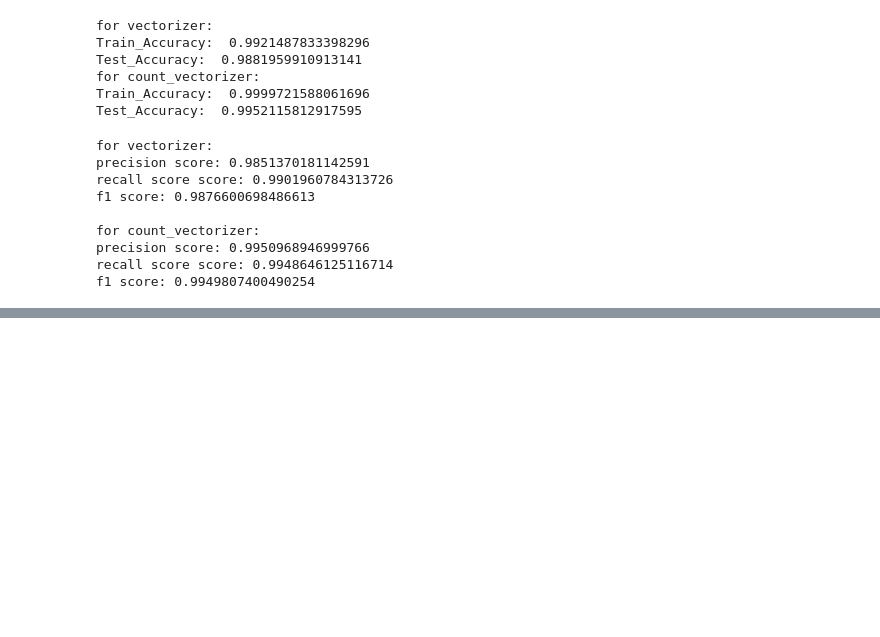
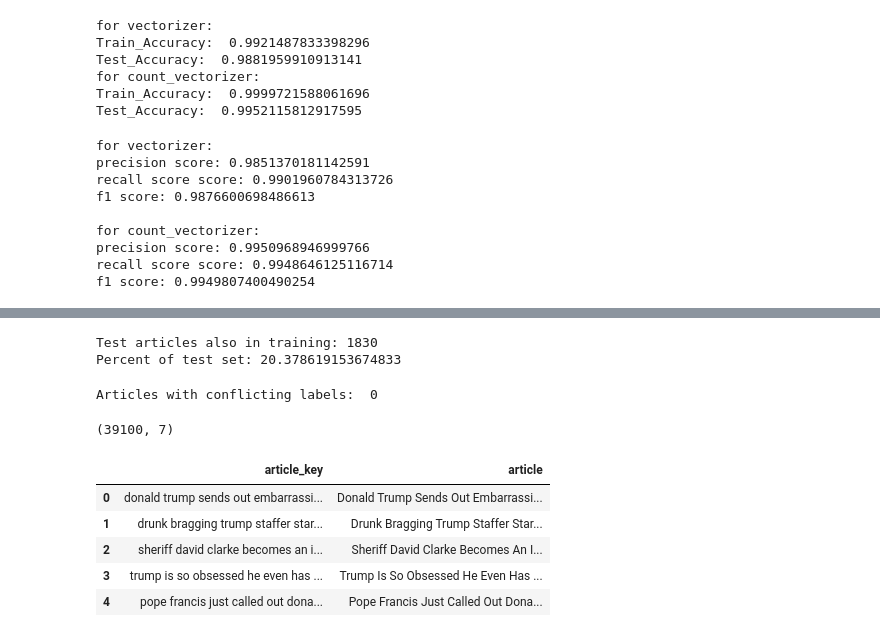
Before and after one commit to YashInLogN/NewsDetection, a Jupyter notebook: notebooks/data_exploration.ipynb, the cells around one changed output, grey strips where cells are left out. Saved outputs shown, nothing was run; the diff lists cells and outputs as text; code cells hidden in the pictures; blank space fills up the shorter version.

```diff
--- a/notebooks/data_exploration.ipynb
+++ b/notebooks/data_exploration.ipynb
@@ -193,0 +218,31 @@ f1 score: 0.9949807400490254
+# %%
+train_articles = set(X_train.str.strip().str.lower())
+test_articles = X_test.str.strip().str.lower()
+overlap = test_articles.isin(train_articles)
+
+print("Test articles also in training:", overlap.sum())
+print("Percent of test set:", overlap.mean() * 100)
+# %% [output]
+Test articles also in training: 1830
+Percent of test set: 20.378619153674833
+# %%
+df["article_key"] = df["article"].str.lower().str.replace(r"\s+", " ", regex=True).str.strip()
+
+conflicts = df.groupby("article_key")["label"].nunique()
+print("Articles with conflicting labels: ", (conflicts > 1).sum())
+# %% [output]
+Articles with conflicting labels:  0
+# %%
+df = df.drop_duplicates(subset="article_key").copy()
+df.shape
+# %% [output]
+(39100, 7)
+# %%
+df[["article_key", "article"]].head()
+# %% [output]
+|  | article_key | article |
+| 0 | donald trump sends out embarrassi... | Donald Trump Sends Out Embarrassi... |
+| 1 | drunk bragging trump staffer star... | Drunk Bragging Trump Staffer Star... |
+| 2 | sheriff david clarke becomes an i... | Sheriff David Clarke Becomes An I... |
+| 3 | trump is so obsessed he even has ... | Trump Is So Obsessed He Even Has ... |
+| 4 | pope francis just called out dona... | Pope Francis Just Called Out Dona... |
```
Also changed, not shown: parts of 24 cells of this notebook.
